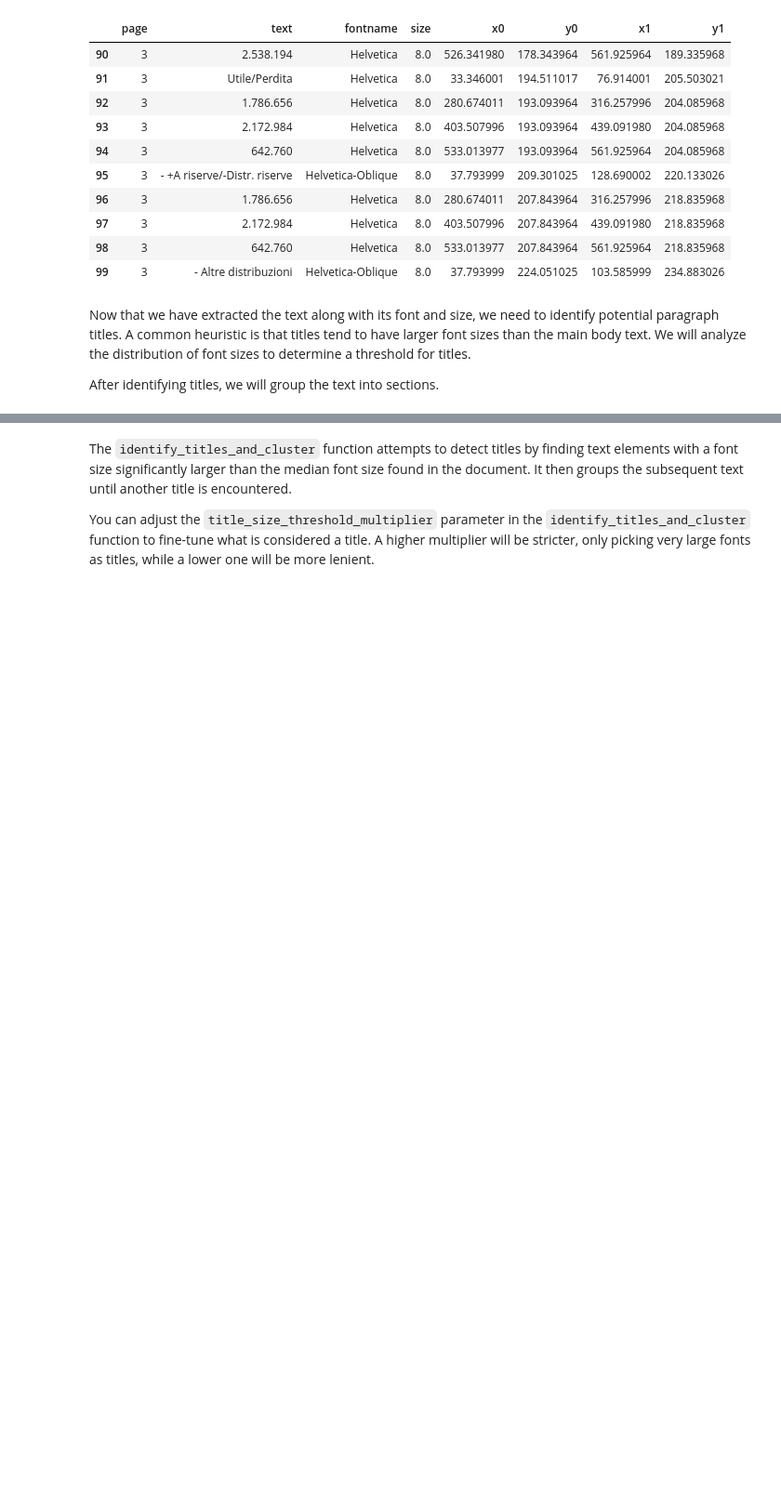
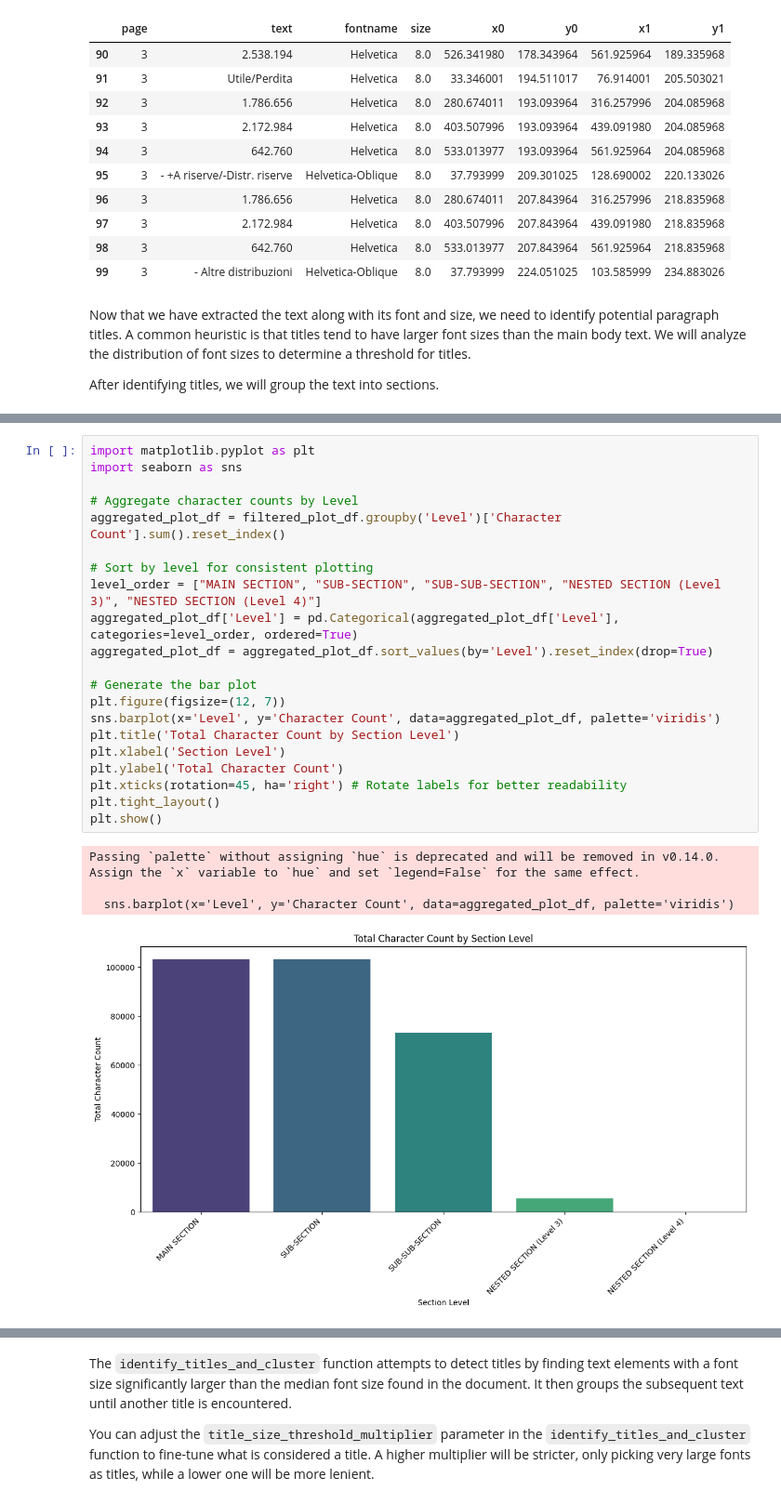
Before and after one commit to Nick97382000/Lettura_bilanci, a Jupyter notebook: Lettura bilanci.ipynb, the cells around one changed output, grey strips where cells are left out. Shown at 93% size. Saved outputs shown, nothing was run; the diff lists cells and outputs as text; blank space fills up the shorter version.

```diff
--- a/Lettura bilanci.ipynb
+++ b/Lettura bilanci.ipynb
@@ -531,0 +671,26 @@ Detected 9 main sections:
+# %%
+import matplotlib.pyplot as plt
+import seaborn as sns
+
+# Aggregate character counts by Level
+aggregated_plot_df = filtered_plot_df.groupby('Level')['Character Count'].sum().reset_index()
+
+# Sort by level for consistent plotting
+level_order = ["MAIN SECTION", "SUB-SECTION", "SUB-SUB-SECTION", "NESTED SECTION (Level 3)", "NESTED SECTION (Level 4)"]
+aggregated_plot_df['Level'] = pd.Categorical(aggregated_plot_df['Level'], categories=level_order, ordered=True)
+aggregated_plot_df = aggregated_plot_df.sort_values(by='Level').reset_index(drop=True)
+
+# Generate the bar plot
+plt.figure(figsize=(12, 7))
+sns.barplot(x='Level', y='Character Count', data=aggregated_plot_df, palette='viridis')
+plt.title('Total Character Count by Section Level')
+plt.xlabel('Section Level')
+plt.ylabel('Total Character Count')
+plt.xticks(rotation=45, ha='right') # Rotate labels for better readability
+plt.tight_layout()
+plt.show()
+# %% [output]
+Passing `palette` without assigning `hue` is deprecated and will be removed in v0.14.0. Assign the `x` variable to `hue` and set `legend=False` for the same effect.
+
+  sns.barplot(x='Level', y='Character Count', data=aggregated_plot_df, palette='viridis')
+[figure, added]
```
Also changed, not shown: parts of 19 cells of this notebook.
